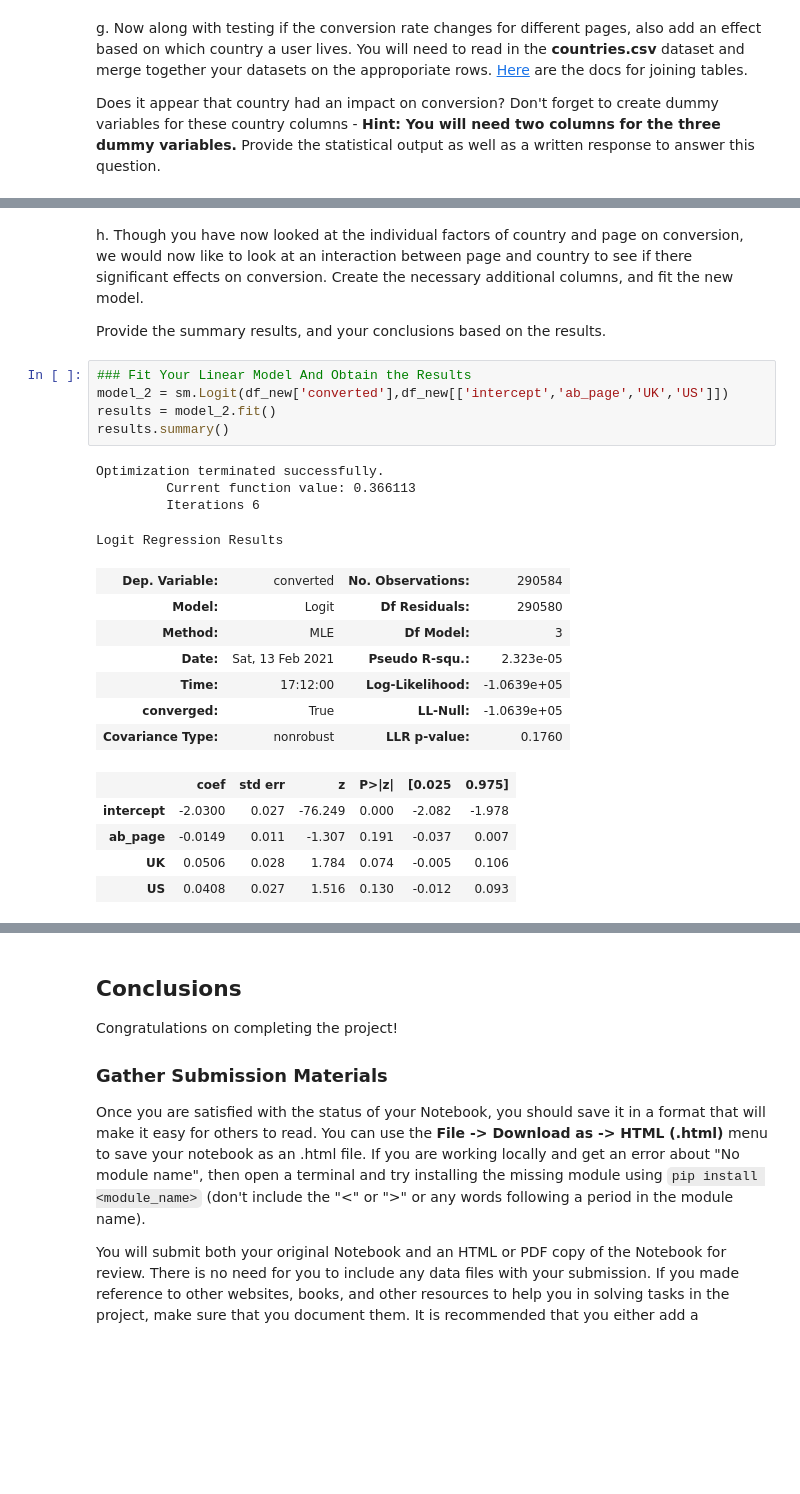
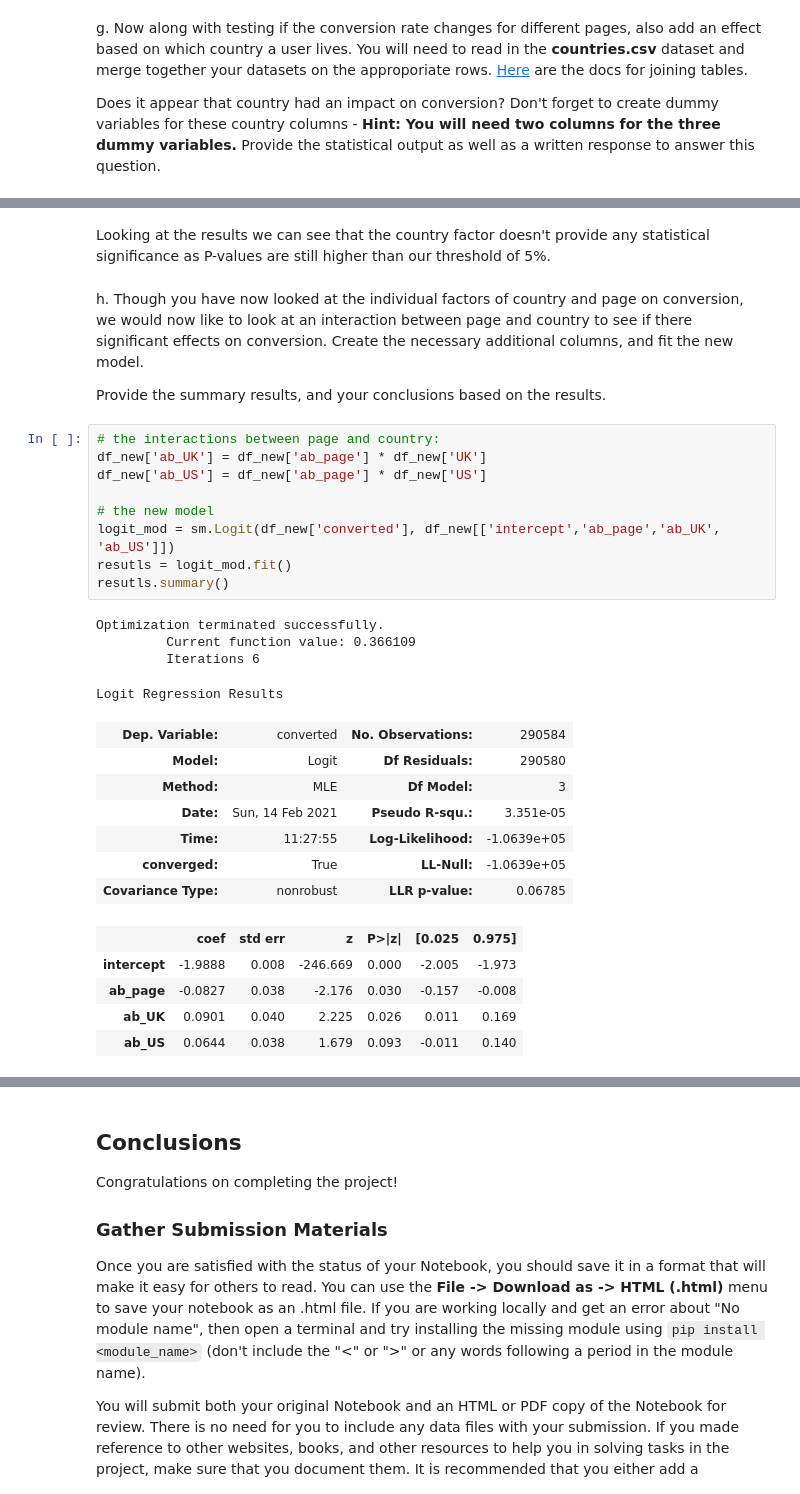
Before and after one commit to moaaztaha/Analyzing-A-B-test-results, a Jupyter notebook: Analyze_ab_test_results_notebook.ipynb, the cells around one changed output, grey strips where cells are left out. Cells and saved outputs as stored; diff of their text form; blank space fills up the shorter version.

```diff
--- a/Analyze_ab_test_results_notebook.ipynb
+++ b/Analyze_ab_test_results_notebook.ipynb
@@ -402,26 +424,32 @@ df_new.head()
+# %% [markdown]
+Looking at the results we can see that the country factor doesn't provide any statistical significance as P-values are still higher than our threshold of 5%.
 # %% [markdown]
 h. Though you have now looked at the individual factors of country and page on conversion, we would now like to look at an interaction between page and country to see if there significant effects on conversion.  Create the necessary additional columns, and fit the new model.
 
 Provide the summary results, and your conclusions based on the results.
-# %%
-### Fit Your Linear Model And Obtain the Results
-model_2 = sm.Logit(df_new['converted'],df_new[['intercept','ab_page','UK','US']])
-results = model_2.fit()
-results.summary()
-# %% [output]
-Optimization terminated successfully.
-         Current function value: 0.366113
-         Iterations 6
-Logit Regression Results
-| Dep. Variable: | converted | No. Observations: | 290584 |
-| Model: | Logit | Df Residuals: | 290580 |
-| Method: | MLE | Df Model: | 3 |
-| Date: | Sat, 13 Feb 2021 | Pseudo R-squ.: | 2.323e-05 |
-| Time: | 17:12:00 | Log-Likelihood: | -1.0639e+05 |
-| converged: | True | LL-Null: | -1.0639e+05 |
-| Covariance Type: | nonrobust | LLR p-value: | 0.1760 |
-|  | coef | std err | z | P>|z| | [0.025 | 0.975] |
-| intercept | -2.0300 | 0.027 | -76.249 | 0.000 | -2.082 | -1.978 |
-| ab_page | -0.0149 | 0.011 | -1.307 | 0.191 | -0.037 | 0.007 |
-| UK | 0.0506 | 0.028 | 1.784 | 0.074 | -0.005 | 0.106 |
-| US | 0.0408 | 0.027 | 1.516 | 0.130 | -0.012 | 0.093 |
+# %%
+# the interactions between page and country:
+df_new['ab_UK'] = df_new['ab_page'] * df_new['UK']
+df_new['ab_US'] = df_new['ab_page'] * df_new['US']
+
+# the new model
+logit_mod = sm.Logit(df_new['converted'], df_new[['intercept','ab_page','ab_UK', 'ab_US']])
+resutls = logit_mod.fit()
+resutls.summary()
+# %% [output]
+Optimization terminated successfully.
+         Current function value: 0.366109
+         Iterations 6
+Logit Regression Results
+| Dep. Variable: | converted | No. Observations: | 290584 |
+| Model: | Logit | Df Residuals: | 290580 |
+| Method: | MLE | Df Model: | 3 |
+| Date: | Sun, 14 Feb 2021 | Pseudo R-squ.: | 3.351e-05 |
+| Time: | 11:27:55 | Log-Likelihood: | -1.0639e+05 |
+| converged: | True | LL-Null: | -1.0639e+05 |
+| Covariance Type: | nonrobust | LLR p-value: | 0.06785 |
+|  | coef | std err | z | P>|z| | [0.025 | 0.975] |
+| intercept | -1.9888 | 0.008 | -246.669 | 0.000 | -2.005 | -1.973 |
+| ab_page | -0.0827 | 0.038 | -2.176 | 0.030 | -0.157 | -0.008 |
+| ab_UK | 0.0901 | 0.040 | 2.225 | 0.026 | 0.011 | 0.169 |
+| ab_US | 0.0644 | 0.038 | 1.679 | 0.093 | -0.011 | 0.140 |
```
Also changed, not shown: parts of 15 cells of this notebook.
